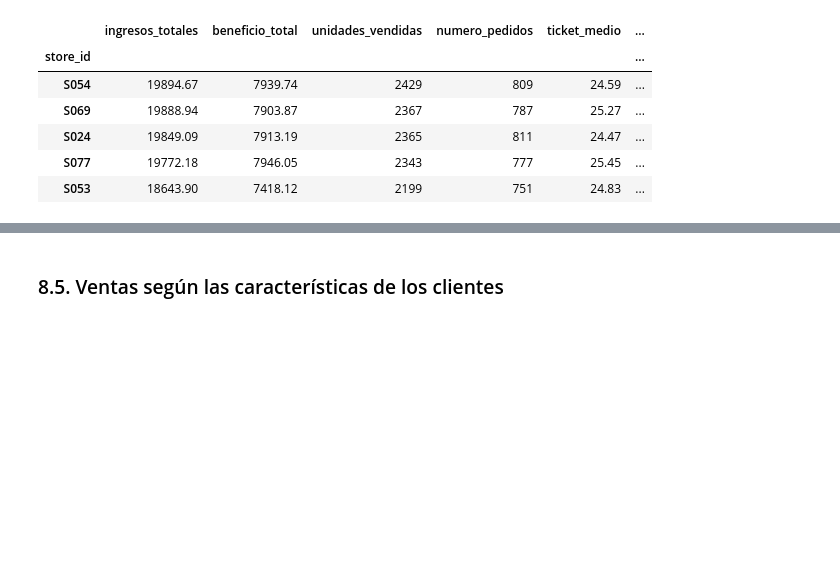
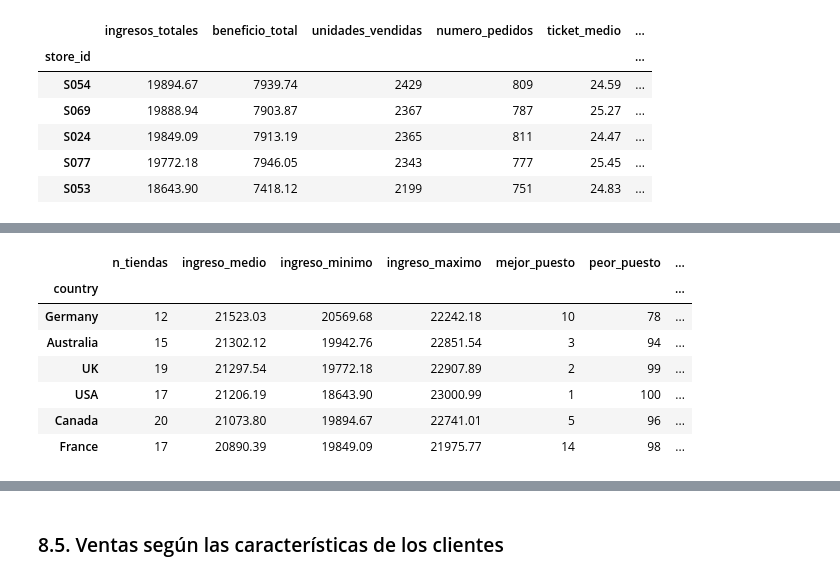
Before and after one commit to SofiaConsoli/Proyecto_Final_Data_and_Analytics, a Jupyter notebook: notebooks/proyecto_final_EDA_python.ipynb, the cells around one changed output, grey strips where cells are left out. Drawn from its saved outputs; the diff is of its cells as text; code cells hidden in the pictures; blank space fills up the shorter version.

```diff
--- a/notebooks/proyecto_final_EDA_python.ipynb
+++ b/notebooks/proyecto_final_EDA_python.ipynb
@@ -835,0 +877,23 @@ Top 10 tiendas por ingresos
+# %%
+# Regularidad de las tiendas de cada país
+regularidad_pais = ranking_tiendas.groupby("country").agg(
+    n_tiendas=("store_id", "count"),
+    ingreso_medio=("ingresos_totales", "mean"),
+    ingreso_minimo=("ingresos_totales", "min"),
+    ingreso_maximo=("ingresos_totales", "max"),
+    mejor_puesto=("puesto", "min"),
+    peor_puesto=("puesto", "max")
+)
+
+regularidad_pais["diferencia_max_min"] = regularidad_pais["ingreso_maximo"] - regularidad_pais["ingreso_minimo"]
+
+display(regularidad_pais.sort_values("ingreso_medio", ascending=False).round(2))
+# %% [output]
+|  | n_tiendas | ingreso_medio | ingreso_minimo | ingreso_maximo | mejor_puesto | peor_puesto | ... |
+| country |  |  |  |  |  |  | ... |
+| Germany | 12 | 21523.03 | 20569.68 | 22242.18 | 10 | 78 | ... |
+| Australia | 15 | 21302.12 | 19942.76 | 22851.54 | 3 | 94 | ... |
+| UK | 19 | 21297.54 | 19772.18 | 22907.89 | 2 | 99 | ... |
+| USA | 17 | 21206.19 | 18643.90 | 23000.99 | 1 | 100 | ... |
+| Canada | 20 | 21073.80 | 19894.67 | 22741.01 | 5 | 96 | ... |
+| France | 17 | 20890.39 | 19849.09 | 21975.77 | 14 | 98 | ... |
```
Also changed, not shown: parts of 14 cells of this notebook, 4 other files.
